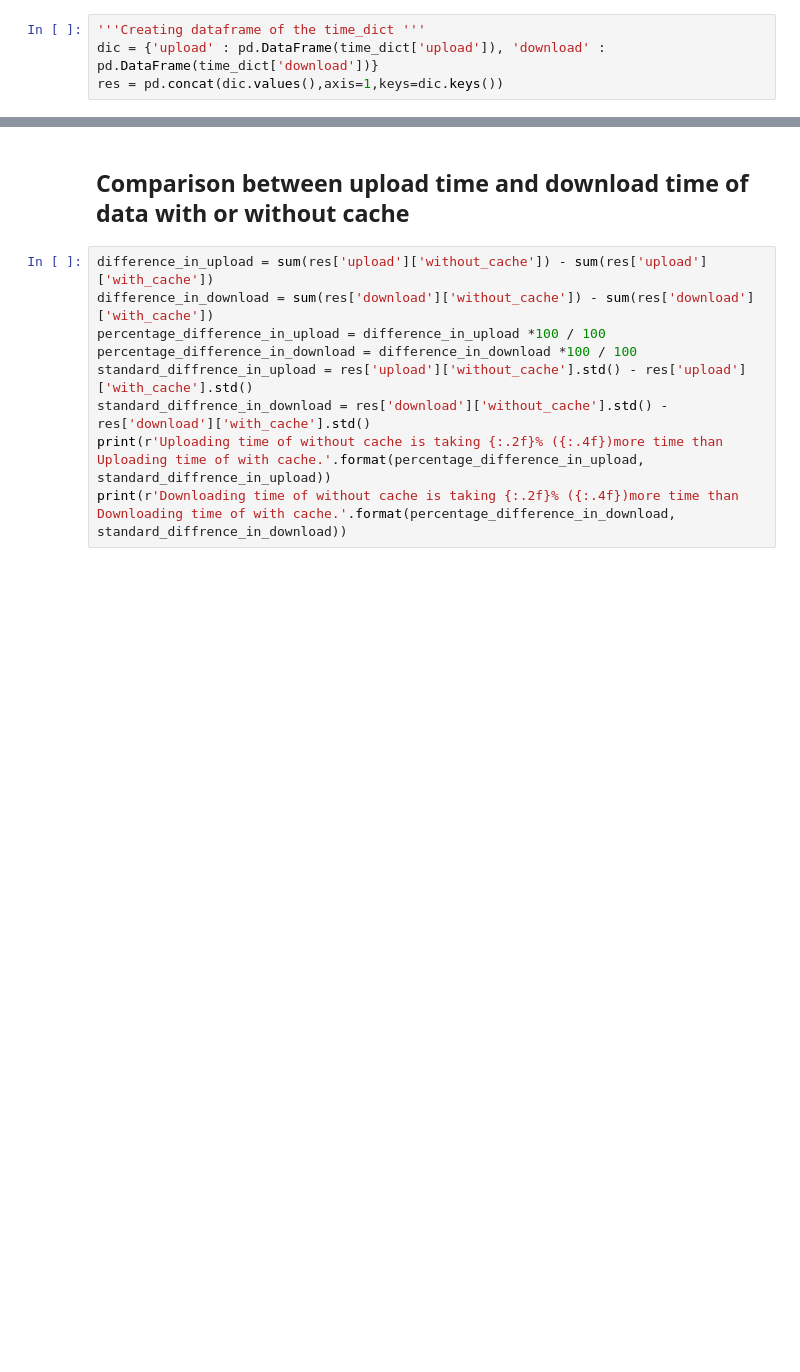
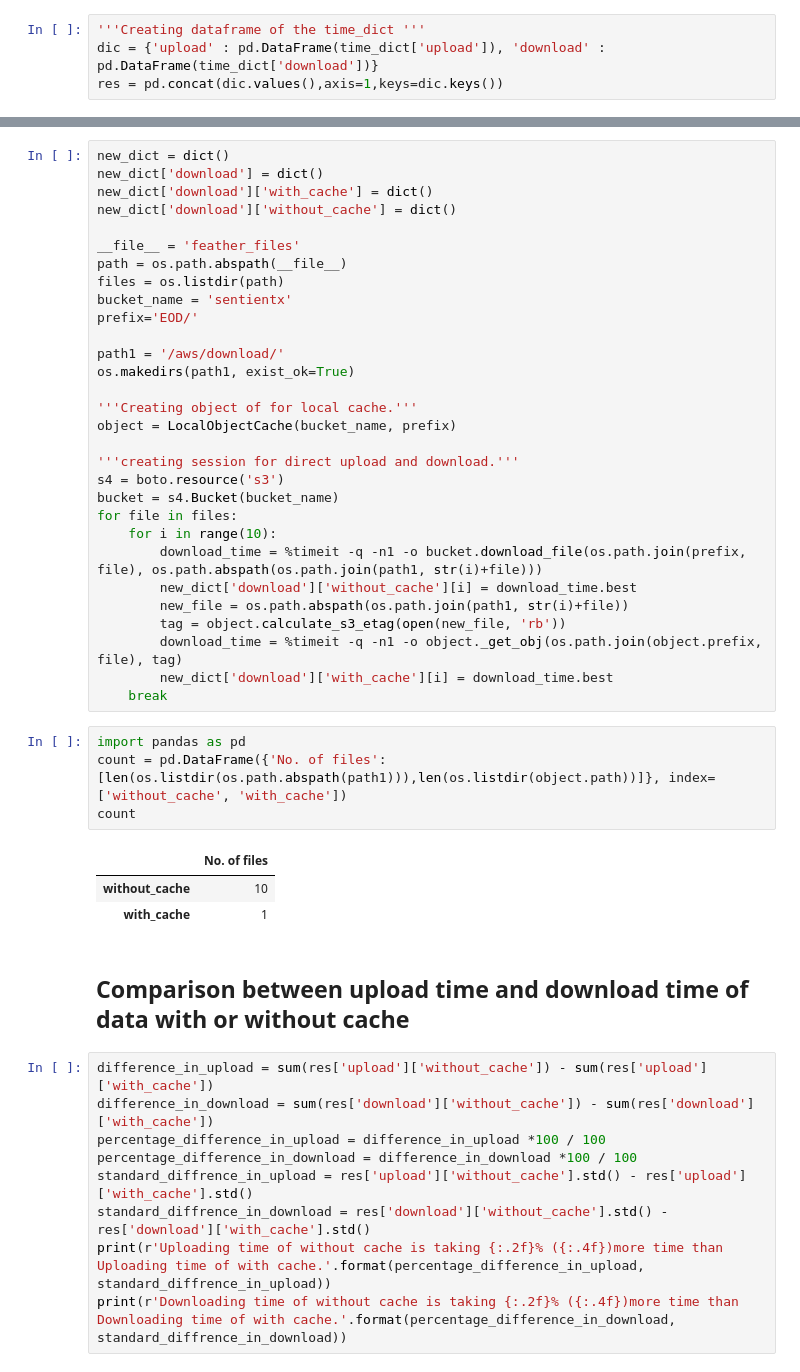
Before and after one commit to TechnocultureResearch/sentient, a Jupyter notebook: aws_sync.ipynb, the cells around one changed output, grey strips where cells are left out. Cells and saved outputs as stored; diff of their text form; blank space fills up the shorter version.

```diff
--- a/aws_sync.ipynb
+++ b/aws_sync.ipynb
@@ -274,3 +278,41 @@ res = pd.concat(dic.values(),axis=1,keys=dic.keys())
+# %%
+new_dict = dict()
+new_dict['download'] = dict()
+new_dict['download']['with_cache'] = dict()
+new_dict['download']['without_cache'] = dict()
+
+__file__ = 'feather_files'
+path = os.path.abspath(__file__)
+files = os.listdir(path)
+bucket_name = 'sentientx'
+prefix='EOD/'
+
+path1 = '/aws/download/'
+os.makedirs(path1, exist_ok=True)
+
+'''Creating object of for local cache.'''
+object = LocalObjectCache(bucket_name, prefix)
+
+'''creating session for direct upload and download.'''
+s4 = boto.resource('s3')
+bucket = s4.Bucket(bucket_name)
+for file in files:
+    for i in range(10):
+        download_time = %timeit -q -n1 -o bucket.download_file(os.path.join(prefix, file), os.path.abspath(os.path.join(path1, str(i)+file)))
+        new_dict['download']['without_cache'][i] = download_time.best
+        new_file = os.path.abspath(os.path.join(path1, str(i)+file))
+        tag = object.calculate_s3_etag(open(new_file, 'rb'))
+        download_time = %timeit -q -n1 -o object._get_obj(os.path.join(object.prefix, file), tag)
+        new_dict['download']['with_cache'][i] = download_time.best
+    break
+# %%
+import pandas as pd
+count = pd.DataFrame({'No. of files':[len(os.listdir(os.path.abspath(path1))),len(os.listdir(object.path))]}, index=['without_cache', 'with_cache'])
+count
+# %% [output]
+|  | No. of files |
+| without_cache | 10 |
+| with_cache | 1 |
 # %% [markdown]
 ## Comparison between upload time and download time of data with or without cache
 # %%
```
Also changed, not shown: parts of 3 cells of this notebook.
